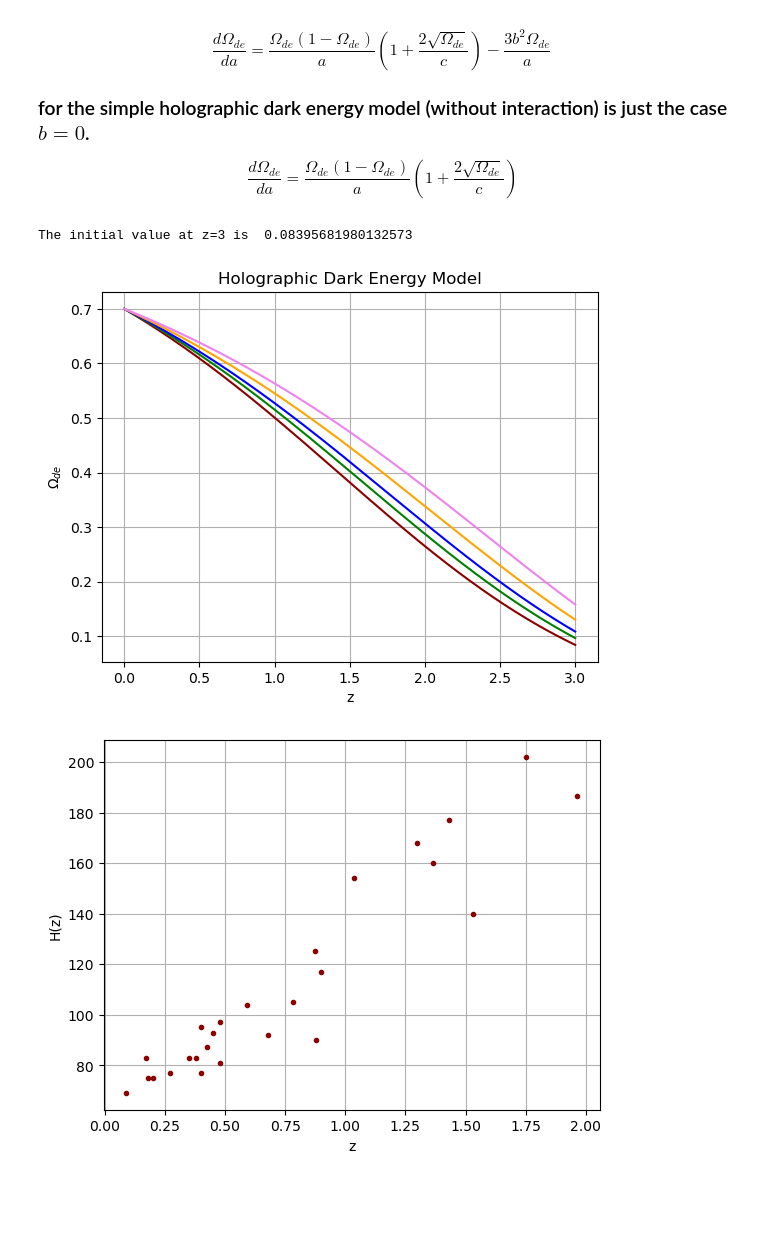
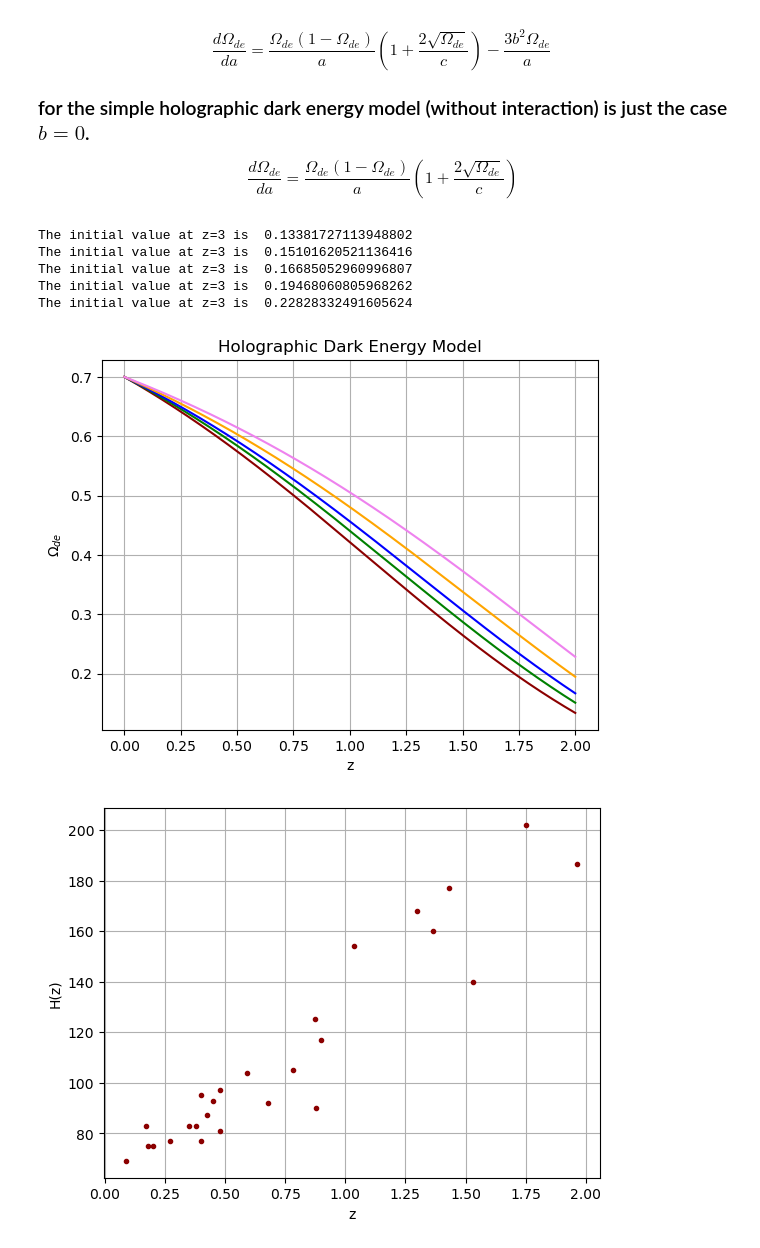
Before and after one commit to xlxnsxzpxtx/HolographicDE, a Jupyter notebook: shooting_hde.ipynb, the cells around one changed output. Cells and saved outputs as stored; diff of their text form; code cells hidden in the pictures; blank space fills up the shorter version.

```diff
--- a/shooting_hde.ipynb
+++ b/shooting_hde.ipynb
@@ -87,23 +96,31 @@ s5 = optimize.newton(fun_root5, 1)
 # %%
-z_eff = np.linspace(3,0,500)
+z_eff = np.linspace(2,0,500)
 
-O_hde1 =odeint(RHS_a_hde1, s1*10**(-5), np.linspace(1./(1+3), 1, 500), args=(0.8,0))
-O_hde2 =odeint(RHS_a_hde2, s2*10**(-5), np.linspace(1./(1+3), 1, 500), args=(0.9,0))
-O_hde3 =odeint(RHS_a_hde3, s3*10**(-5), np.linspace(1./(1+3), 1, 500), args=(1.0,0))
-O_hde4 =odeint(RHS_a_hde4, s4*10**(-5), np.linspace(1./(1+3), 1, 500), args=(1.2,0))
-O_hde5 =odeint(RHS_a_hde5, s5*10**(-5), np.linspace(1./(1+3), 1, 500), args=(1.5,0))
+O_hde1 =odeint(RHS_a_hde1, s1*10**(-5), np.linspace(1./(1+2), 1, 500), args=(0.8,0))
+O_hde2 =odeint(RHS_a_hde2, s2*10**(-5), np.linspace(1./(1+2), 1, 500), args=(0.9,0))
+O_hde3 =odeint(RHS_a_hde3, s3*10**(-5), np.linspace(1./(1+2), 1, 500), args=(1.0,0))
+O_hde4 =odeint(RHS_a_hde4, s4*10**(-5), np.linspace(1./(1+2), 1, 500), args=(1.2,0))
+O_hde5 =odeint(RHS_a_hde5, s5*10**(-5), np.linspace(1./(1+2), 1, 500), args=(1.5,0))
 
 plt.plot(z_eff,O_hde1,color='darkred',)
 plt.plot(z_eff,O_hde2,color='green',)
 plt.plot(z_eff,O_hde3,color='blue',)
 plt.plot(z_eff,O_hde4,color='orange',)
 plt.plot(z_eff,O_hde5,color='violet',)
 
 plt.grid()
 plt.xlabel('z')
 plt.ylabel('$\Omega_{de}$')
 plt.title('Holographic Dark Energy Model')
 print('The initial value at z=3 is ', float(O_hde1[0]))
+print('The initial value at z=3 is ', float(O_hde2[0]))
+print('The initial value at z=3 is ', float(O_hde3[0]))
+print('The initial value at z=3 is ', float(O_hde4[0]))
+print('The initial value at z=3 is ', float(O_hde5[0]))
 # %% [output]
-The initial value at z=3 is  0.08395681980132573
+The initial value at z=3 is  0.13381727113948802
+The initial value at z=3 is  0.15101620521136416
+The initial value at z=3 is  0.16685052960996807
+The initial value at z=3 is  0.19468060805968262
+The initial value at z=3 is  0.22828332491605624
-[figure, old version]
+[figure, new version]
```
Also changed, not shown: parts of 16 cells of this notebook.
